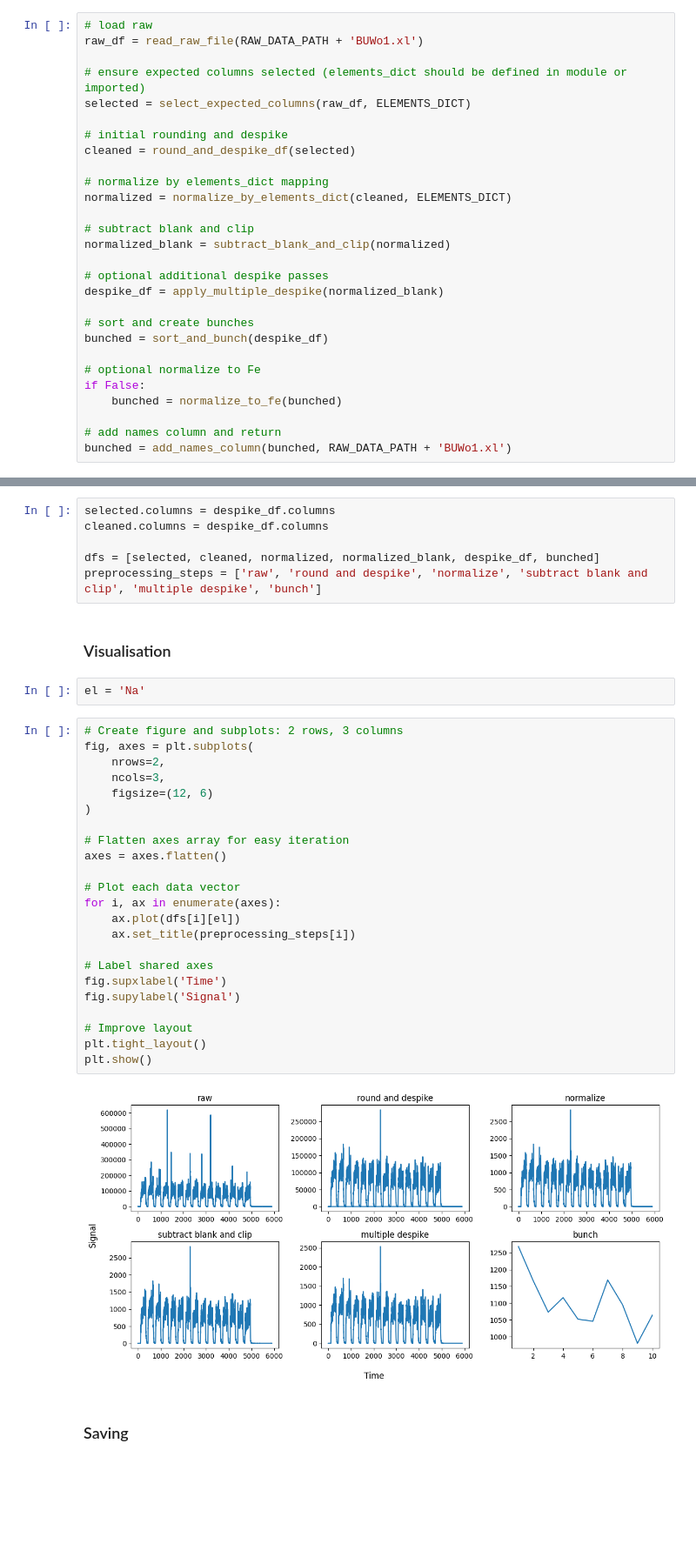
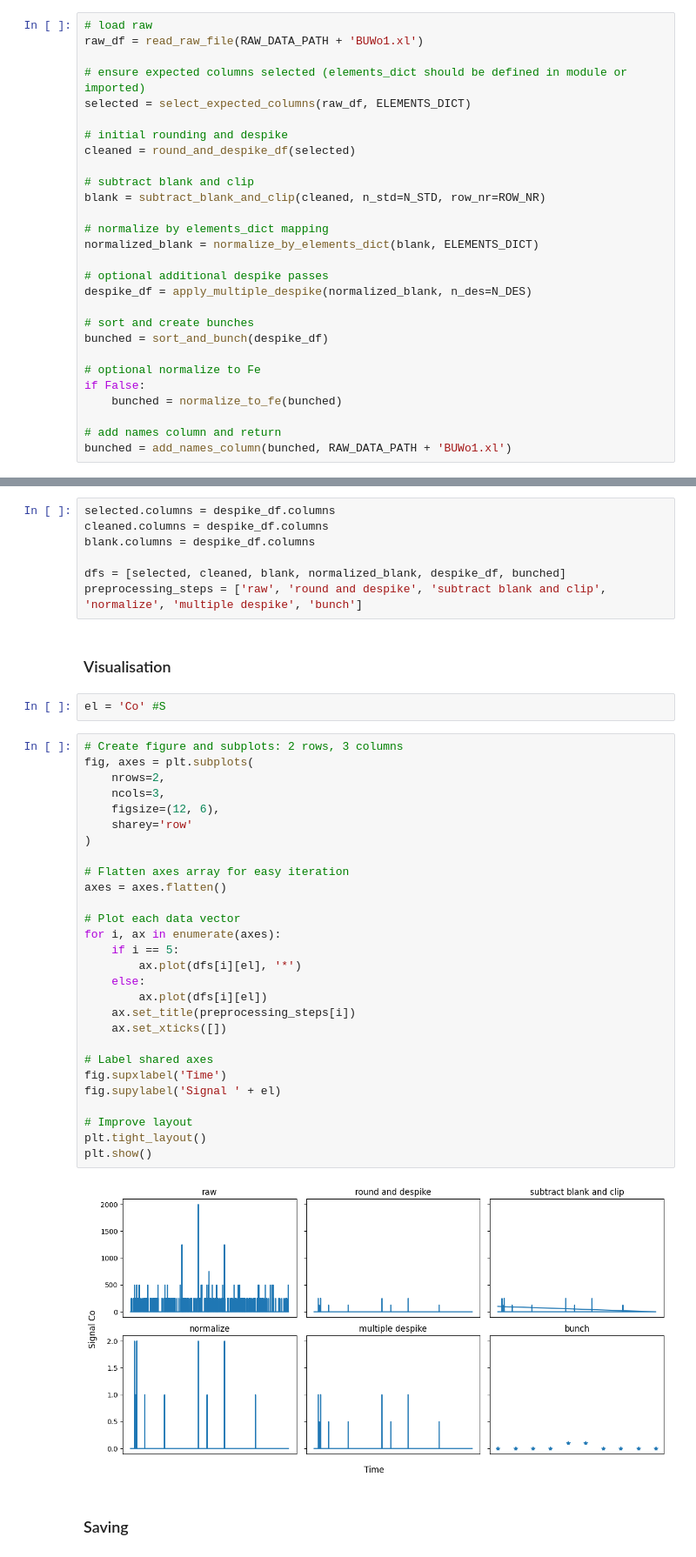
Before and after one commit to BDomzal/inks, a Jupyter notebook: notebooks/raw_data_preprocessing.ipynb, the cells around one changed output, grey strips where cells are left out. Shown at 87% size. Saved outputs shown, nothing was run; the diff lists cells and outputs as text; blank space fills up the shorter version.

Commit message:
Swapped normalization and blank subtraction - corrected

```diff
--- a/notebooks/raw_data_preprocessing.ipynb
+++ b/notebooks/raw_data_preprocessing.ipynb
@@ -33,14 +33,14 @@ selected = select_expected_columns(raw_df, ELEMENTS_DICT)
 # initial rounding and despike
 cleaned = round_and_despike_df(selected)
 
+# subtract blank and clip
+blank = subtract_blank_and_clip(cleaned, n_std=N_STD, row_nr=ROW_NR)
+
 # normalize by elements_dict mapping
-normalized = normalize_by_elements_dict(cleaned, ELEMENTS_DICT)
-
-# subtract blank and clip
-normalized_blank = subtract_blank_and_clip(normalized)
+normalized_blank = normalize_by_elements_dict(blank, ELEMENTS_DICT)
 
 # optional additional despike passes
-despike_df = apply_multiple_despike(normalized_blank)
+despike_df = apply_multiple_despike(normalized_blank, n_des=N_DES)
 
 # sort and create bunches
 bunched = sort_and_bunch(despike_df)
@@ -57,38 +57,44 @@ res = machine(RAW_DATA_PATH + 'BUWo1.xl', ELEMENTS_DICT)
 # %%
 selected.columns = despike_df.columns
 cleaned.columns = despike_df.columns
+blank.columns = despike_df.columns
 
-dfs = [selected, cleaned, normalized, normalized_blank, despike_df, bunched]
-preprocessing_steps = ['raw', 'round and despike', 'normalize', 'subtract blank and clip', 'multiple despike', 'bunch']
+dfs = [selected, cleaned, blank, normalized_blank, despike_df, bunched]
+preprocessing_steps = ['raw', 'round and despike', 'subtract blank and clip', 'normalize', 'multiple despike', 'bunch']
 # %% [markdown]
 ### Visualisation
 # %%
-el = 'Na'
+el = 'Co' #S
 # %%
 # Create figure and subplots: 2 rows, 3 columns
 fig, axes = plt.subplots(
     nrows=2,
     ncols=3,
-    figsize=(12, 6)
+    figsize=(12, 6),
+    sharey='row'
 )
 
 # Flatten axes array for easy iteration
 axes = axes.flatten()
 
 # Plot each data vector
 for i, ax in enumerate(axes):
-    ax.plot(dfs[i][el])
+    if i == 5:
+        ax.plot(dfs[i][el], '*')
+    else:
+        ax.plot(dfs[i][el])
     ax.set_title(preprocessing_steps[i])
+    ax.set_xticks([])
 
 # Label shared axes
 fig.supxlabel('Time')
-fig.supylabel('Signal')
+fig.supylabel('Signal ' + el)
 
 # Improve layout
 plt.tight_layout()
 plt.show()
 # %% [output]
-[figure, old version]
+[figure, new version]
 # %% [markdown]
 ### Saving
 # %%
```
Also changed, not shown: 13 other files.
